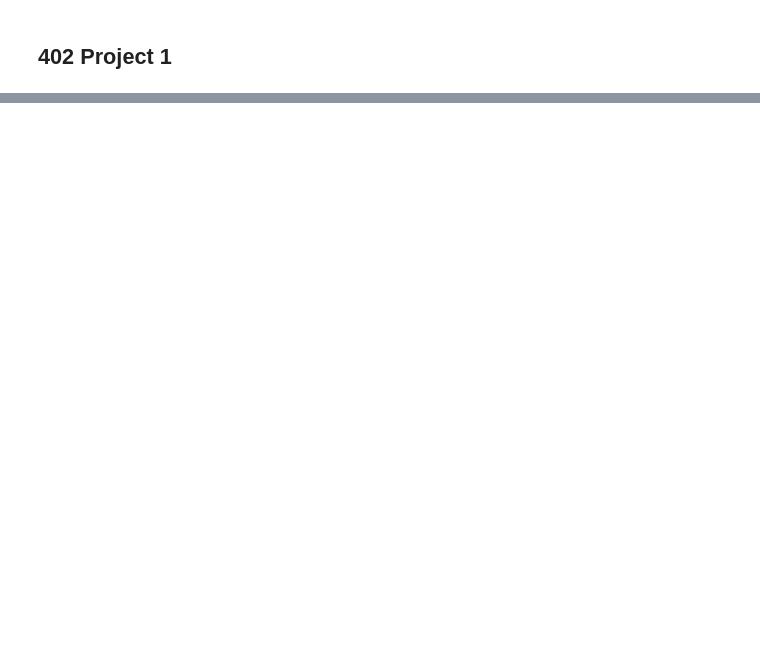
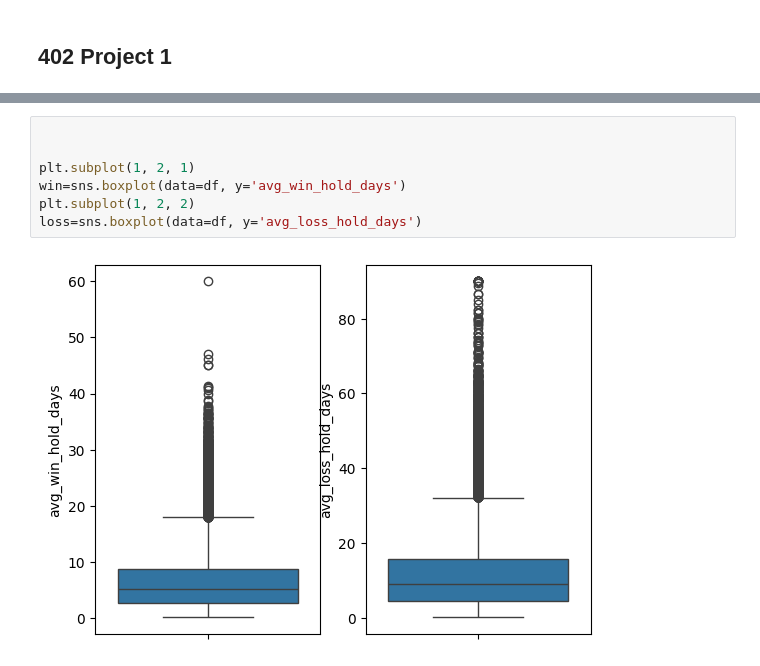
Before and after one commit to sarahmaisha/dat402retailtrading, a Jupyter notebook: 402p1.ipynb, the cells around one changed output, grey strips where cells are left out. Drawn from its saved outputs; the diff is of its cells as text; blank space fills up the shorter version.

Commit message:
added some plots to visualize data

```diff
--- a/402p1.ipynb
+++ b/402p1.ipynb
@@ -42,0 +100,9 @@ dtype: int64
+# %%
+
+
+plt.subplot(1, 2, 1)
+win=sns.boxplot(data=df, y='avg_win_hold_days')
+plt.subplot(1, 2, 2)
+loss=sns.boxplot(data=df, y='avg_loss_hold_days')
+# %% [output]
+[figure, added]
```
Also changed, not shown: parts of 7 cells of this notebook.
